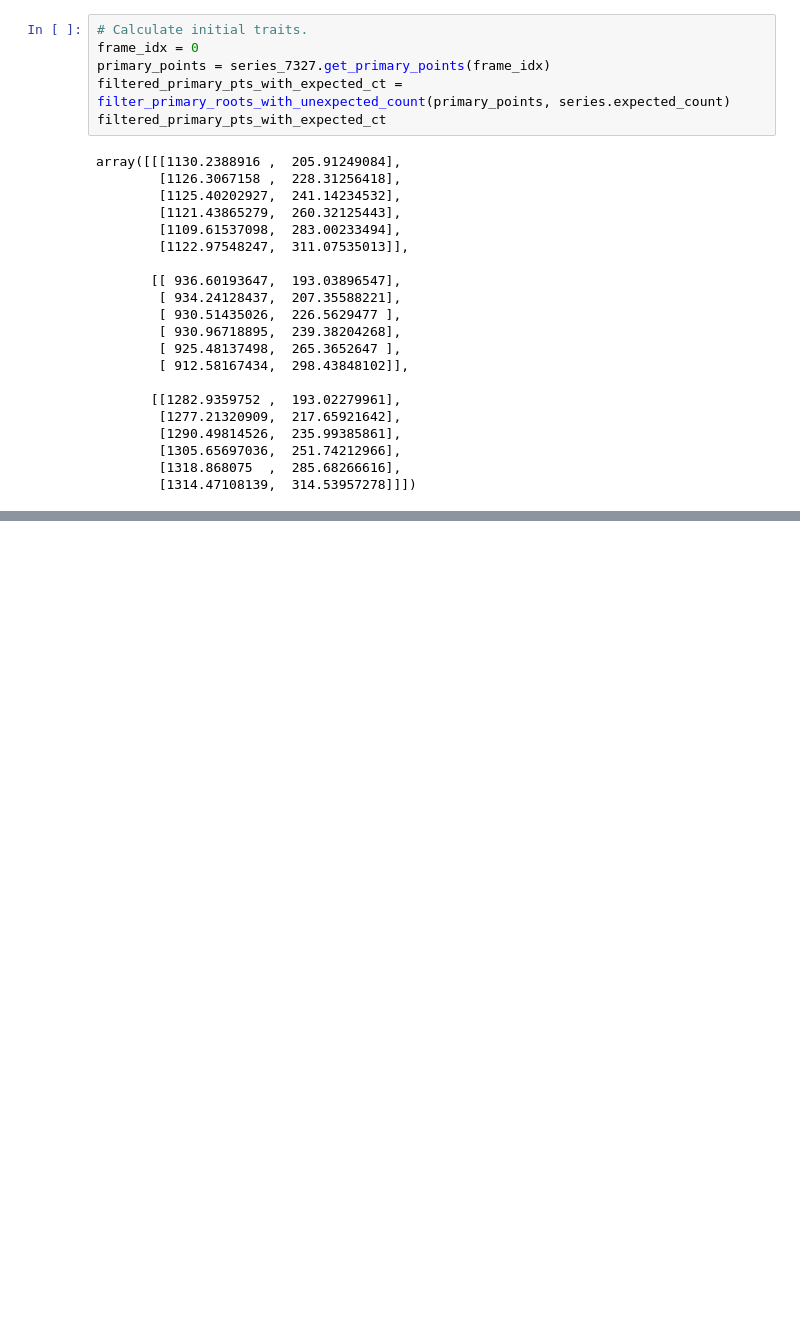
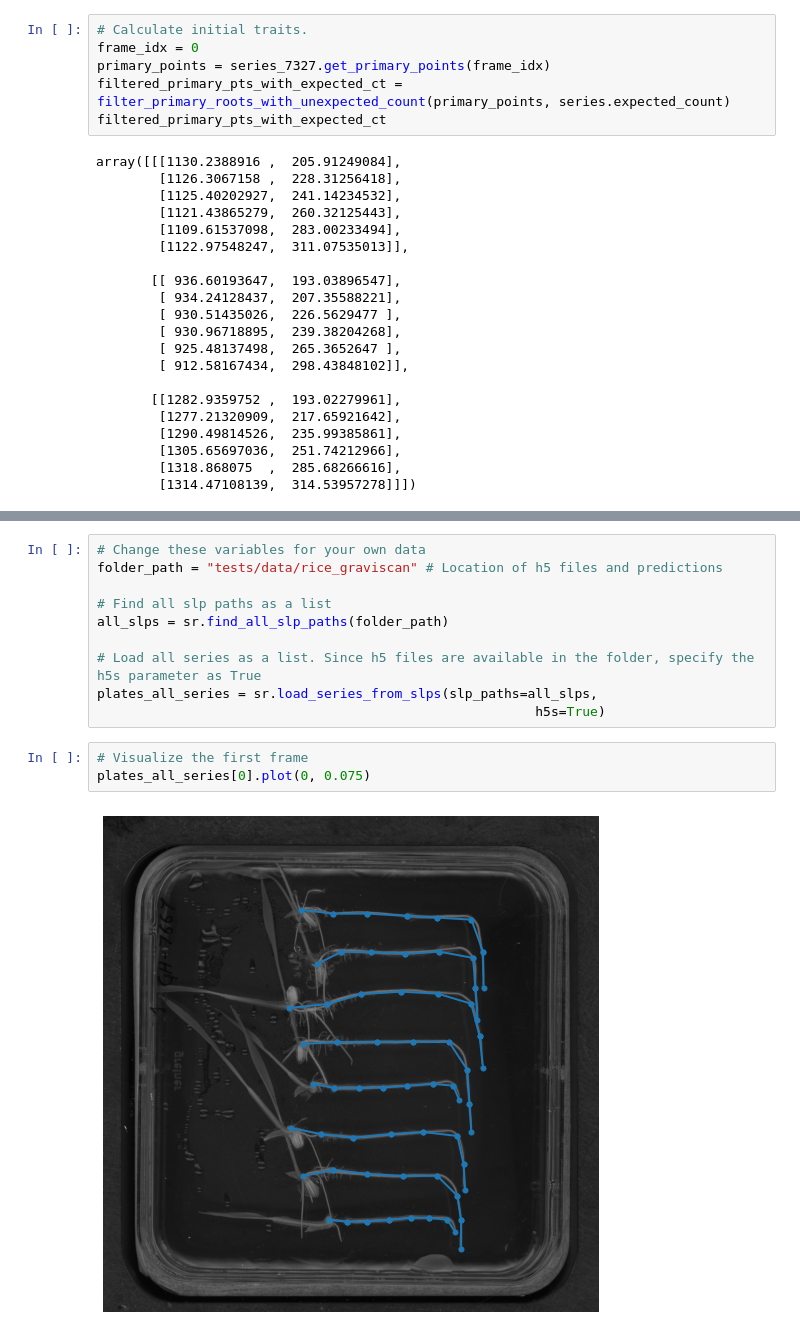
Before and after one commit to talmolab/sleap-roots, a Jupyter notebook: notebooks/MultiplePrimaryRootPipeline.ipynb, the cells around one changed output, grey strips where cells are left out. Saved outputs shown, nothing was run; the diff lists cells and outputs as text; blank space fills up the shorter version.

Commit message:
add plate data as test dataset

```diff
--- a/notebooks/MultiplePrimaryRootPipeline.ipynb
+++ b/notebooks/MultiplePrimaryRootPipeline.ipynb
@@ -269,0 +285,15 @@ Finished processing group '7327'
+# %%
+# Change these variables for your own data
+folder_path = "tests/data/rice_graviscan" # Location of h5 files and predictions
+
+# Find all slp paths as a list
+all_slps = sr.find_all_slp_paths(folder_path)
+
+# Load all series as a list. Since h5 files are available in the folder, specify the h5s parameter as True
+plates_all_series = sr.load_series_from_slps(slp_paths=all_slps,
+                                                        h5s=True)
+# %%
+# Visualize the first frame
+plates_all_series[0].plot(0, 0.075)
+# %% [output]
+[figure, added]
```
Also changed, not shown: parts of 18 cells of this notebook, 7 other files.
